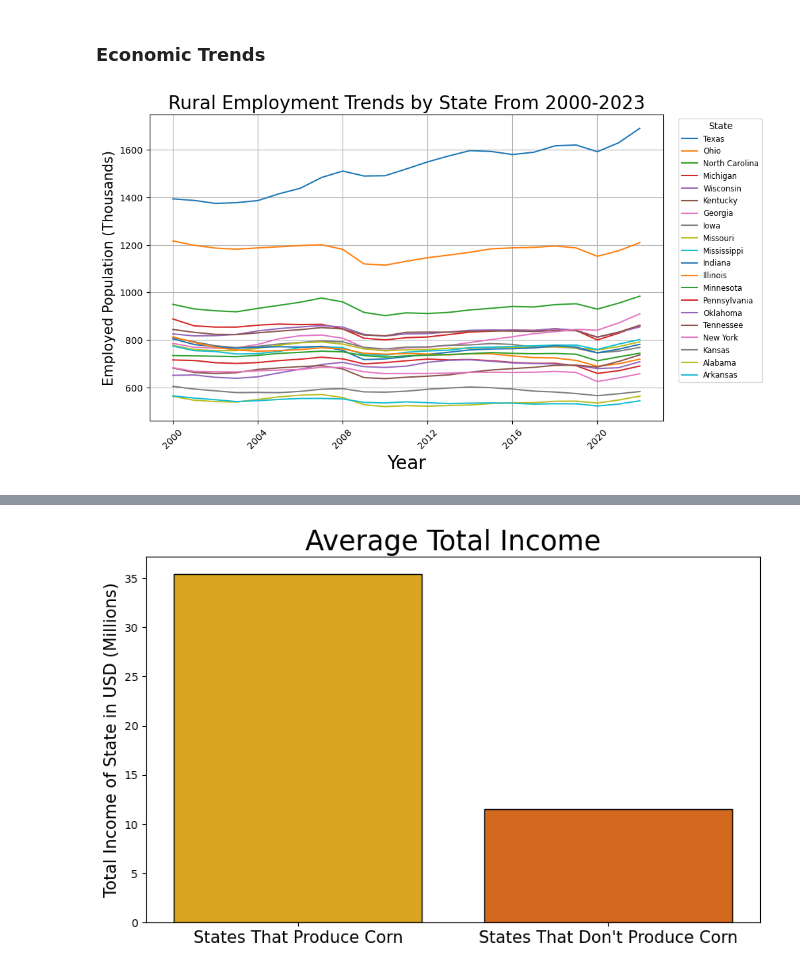
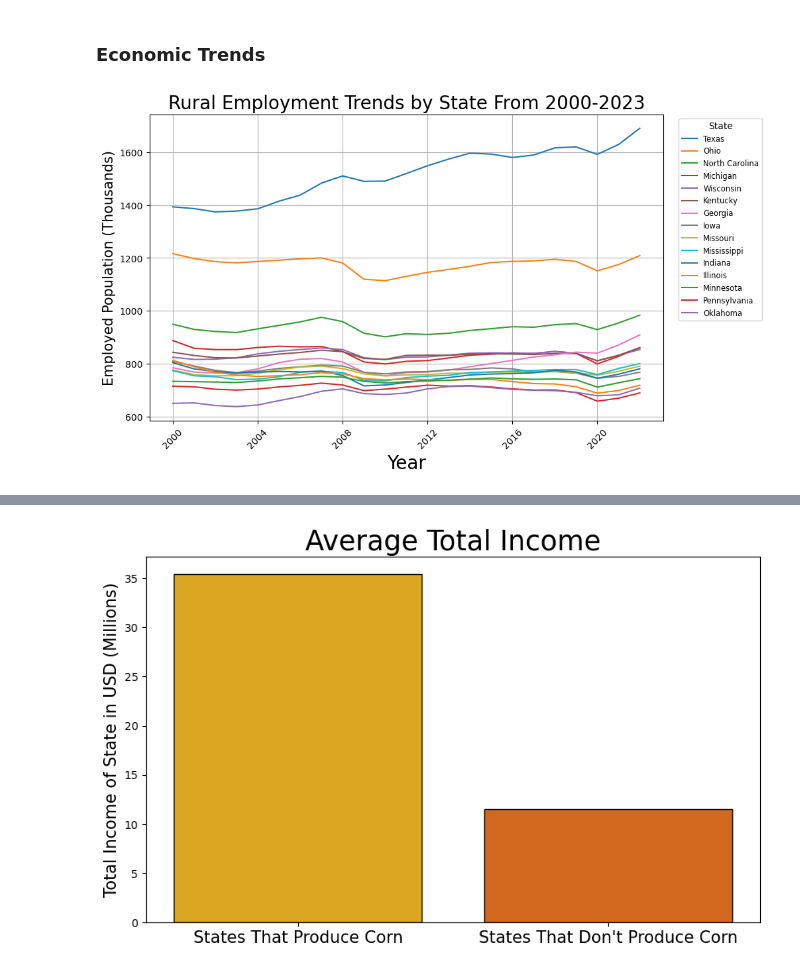
Before and after one commit to CharlesCro/Group-Project-DSB, a Jupyter notebook: code/EDA-Part-1.ipynb, the cells around one changed output, grey strips where cells are left out. Cells and saved outputs as stored; diff of their text form; code cells hidden in the pictures.

```diff
--- a/code/EDA.ipynb
+++ b/code/EDA-Part-1.ipynb
@@ -365,19 +397,19 @@ plt.show();
 # %%
 # Instantiating figure
 plt.figure(figsize = (10, 6))
 
 # Plotting lines for each state
-for state in employment_pivot.sum().nlargest(20).index:
+for state in employment_pivot.sum().nlargest(15).index:
     plt.plot(employment_pivot.index, employment_pivot[state] / 1_000, label = state)
 
 plt.title('Rural Employment Trends by State From 2000-2023', size = 20)
 plt.xlabel('Year', size = 20)
 plt.ylabel('Employed Population (Thousands)', size = 15)
 plt.legend(title = 'State', bbox_to_anchor = (1.2, 1), loc = 'upper right', fontsize = 'small')
 
 plt.grid(True)
 plt.xticks(rotation = 45)
 
 plt.show();
 # %% [output]
-[figure, old version]
+[figure, new version]
```
Also changed, not shown: parts of 16 cells of this notebook.
